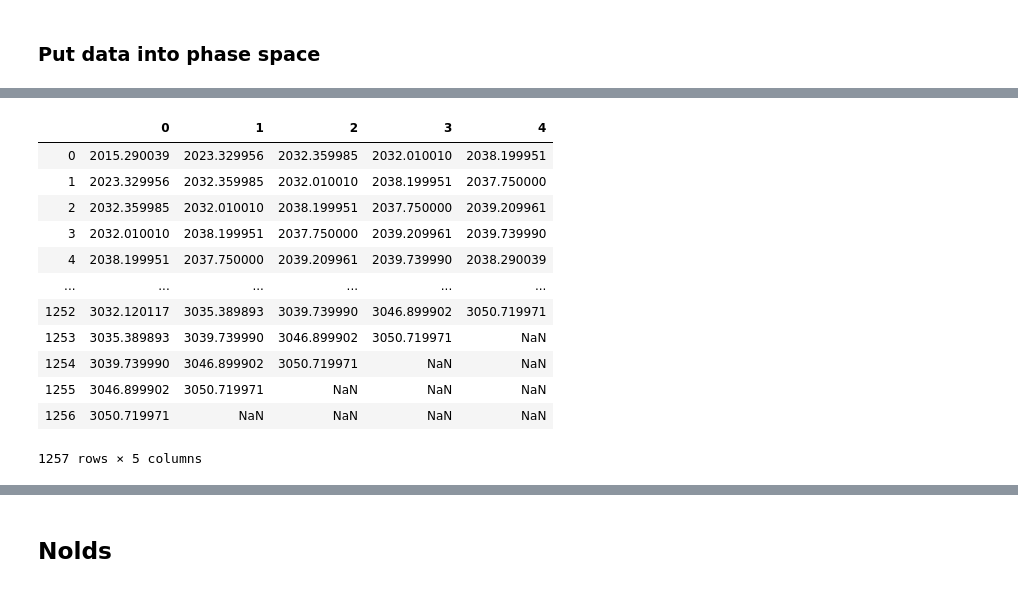
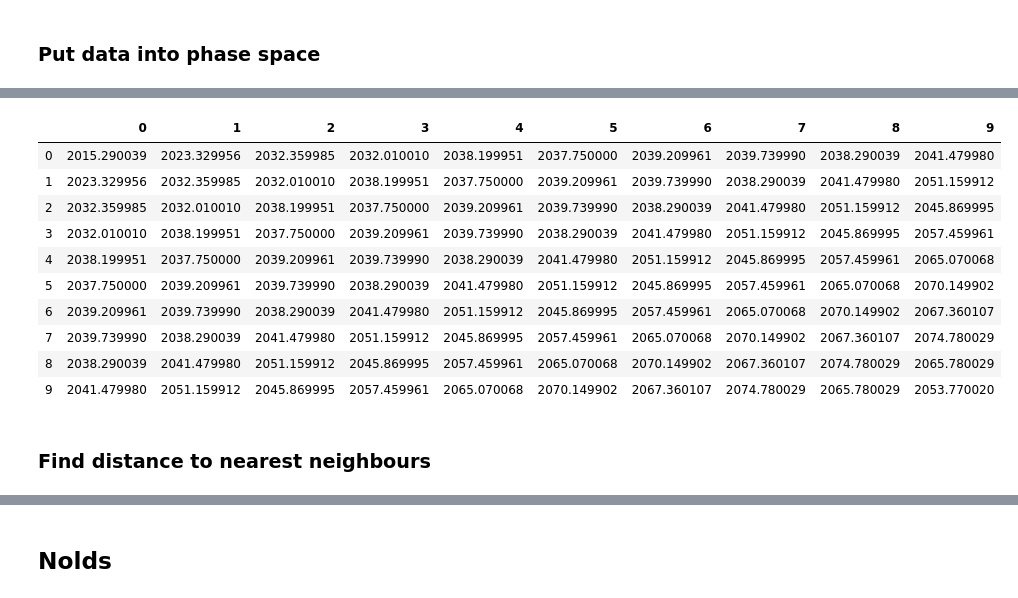
Before and after one commit to PtarmiganString/Final-year-project, a Jupyter notebook: Lyapunov + Hawkes proof of concept.ipynb, the cells around one changed output, grey strips where cells are left out. Cells and saved outputs as stored; diff of their text form; code cells hidden in the pictures.

Commit message:
Begin min distance calc

```diff
--- a/Lyapunov + Hawkes proof of concept.ipynb
+++ b/Lyapunov + Hawkes proof of concept.ipynb
@@ -63,15 +69,16 @@ P.plot_rates()
 ## Based on Rosenstein
 # %% [markdown]
 ### Put data into phase space
-# %%
-analysis_date = datetime.datetime(2014,11,5)
-
-J = 1 #lag
-m = 10 #embedding dimension
-i = s_and_p_data.loc[s_and_p_data['Date'] == analysis_date].index[0]
 # %%
-x_i = []
+def gen_phase_space_vector(row, J = 1, m = 10):
+    i = row.name
 
-for it in range(0, m - 1):
-    i_plus_j = i + J*it
-    x_i.append((s_and_p_data.loc[s_and_p_data.index == i_plus_j]['Open'].item()))
+    x_i = []
+
+    for it in range(0, m):
+        i_plus_j = i + J*it
+        try:
+            x_i.append((s_and_p_data.loc[s_and_p_data.index == i_plus_j]['Open'].item()))
+        except:
+            x_i.append(np.nan)
+    return x_i
@@ -106,29 +85,18 @@ s_and_p_data.head(100)
-# %%
-def gen_phase_space_vector(row, J = 1, m = 5):
-    i = row.name
-
-    x_i = []
-
-    for it in range(0, m):
-        i_plus_j = i + J*it
-        try:
-            x_i.append((s_and_p_data.loc[s_and_p_data.index == i_plus_j]['Open'].item()))
-        except:
-            x_i.append(np.nan)
-    return x_i
 # %%
-s_and_p_data.apply(gen_phase_space_vector, axis = 1, result_type = 'expand')
+test_df = s_and_p_data.apply(gen_phase_space_vector, axis = 1, result_type = 'expand')
-# %% [output]
-|  | 0 | 1 | 2 | 3 | 4 |
-| 0 | 2015.290039 | 2023.329956 | 2032.359985 | 2032.010010 | 2038.199951 |
-| 1 | 2023.329956 | 2032.359985 | 2032.010010 | 2038.199951 | 2037.750000 |
-| 2 | 2032.359985 | 2032.010010 | 2038.199951 | 2037.750000 | 2039.209961 |
-| 3 | 2032.010010 | 2038.199951 | 2037.750000 | 2039.209961 | 2039.739990 |
-| 4 | 2038.199951 | 2037.750000 | 2039.209961 | 2039.739990 | 2038.290039 |
-| ... | ... | ... | ... | ... | ... |
-| 1252 | 3032.120117 | 3035.389893 | 3039.739990 | 3046.899902 | 3050.719971 |
-| 1253 | 3035.389893 | 3039.739990 | 3046.899902 | 3050.719971 | NaN |
-| 1254 | 3039.739990 | 3046.899902 | 3050.719971 | NaN | NaN |
-| 1255 | 3046.899902 | 3050.719971 | NaN | NaN | NaN |
-| 1256 | 3050.719971 | NaN | NaN | NaN | NaN |
-1257 rows × 5 columns
+# %%
+test_df.head(10)
+# %% [output]
+|  | 0 | 1 | 2 | 3 | 4 | 5 | 6 | 7 | 8 | 9 |
+| 0 | 2015.290039 | 2023.329956 | 2032.359985 | 2032.010010 | 2038.199951 | 2037.750000 | 2039.209961 | 2039.739990 | 2038.290039 | 2041.479980 |
+| 1 | 2023.329956 | 2032.359985 | 2032.010010 | 2038.199951 | 2037.750000 | 2039.209961 | 2039.739990 | 2038.290039 | 2041.479980 | 2051.159912 |
+| 2 | 2032.359985 | 2032.010010 | 2038.199951 | 2037.750000 | 2039.209961 | 2039.739990 | 2038.290039 | 2041.479980 | 2051.159912 | 2045.869995 |
+| 3 | 2032.010010 | 2038.199951 | 2037.750000 | 2039.209961 | 2039.739990 | 2038.290039 | 2041.479980 | 2051.159912 | 2045.869995 | 2057.459961 |
+| 4 | 2038.199951 | 2037.750000 | 2039.209961 | 2039.739990 | 2038.290039 | 2041.479980 | 2051.159912 | 2045.869995 | 2057.459961 | 2065.070068 |
+| 5 | 2037.750000 | 2039.209961 | 2039.739990 | 2038.290039 | 2041.479980 | 2051.159912 | 2045.869995 | 2057.459961 | 2065.070068 | 2070.149902 |
+| 6 | 2039.209961 | 2039.739990 | 2038.290039 | 2041.479980 | 2051.159912 | 2045.869995 | 2057.459961 | 2065.070068 | 2070.149902 | 2067.360107 |
+| 7 | 2039.739990 | 2038.290039 | 2041.479980 | 2051.159912 | 2045.869995 | 2057.459961 | 2065.070068 | 2070.149902 | 2067.360107 | 2074.780029 |
+| 8 | 2038.290039 | 2041.479980 | 2051.159912 | 2045.869995 | 2057.459961 | 2065.070068 | 2070.149902 | 2067.360107 | 2074.780029 | 2065.780029 |
+| 9 | 2041.479980 | 2051.159912 | 2045.869995 | 2057.459961 | 2065.070068 | 2070.149902 | 2067.360107 | 2074.780029 | 2065.780029 | 2053.770020 |
+# %% [markdown]
+### Find distance to nearest neighbours
```
Also changed, not shown: parts of 8 cells of this notebook.
